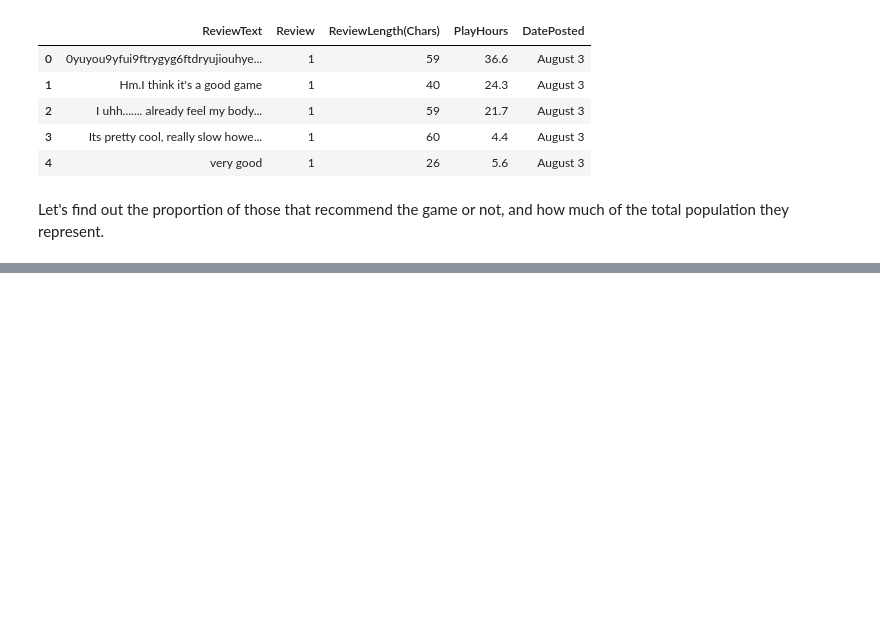
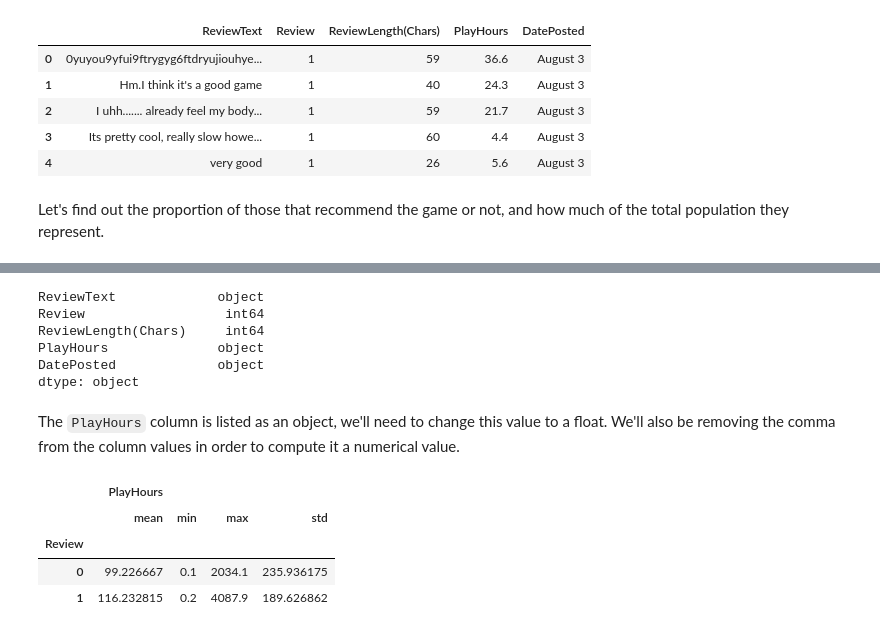
Before and after one commit to KatyaZeross/A-Satisfactory-Project, a Jupyter notebook: data-preprocessing.ipynb, the cells around one changed output, grey strips where cells are left out. Saved outputs shown, nothing was run; the diff lists cells and outputs as text; code cells hidden in the pictures; blank space fills up the shorter version.

```diff
--- a/data-preprocessing.ipynb
+++ b/data-preprocessing.ipynb
@@ -146,0 +147,12 @@ df_norecom['PlayHours'].max()
+# %%
+# lets double check the dtypes to make sure that the relevant columns are numerical
+df.dtypes
+# %% [output]
+ReviewText             object
+Review                  int64
+ReviewLength(Chars)     int64
+PlayHours              object
+DatePosted             object
+dtype: object
+# %% [markdown]
+The `PlayHours` column is listed as an object, we'll need to change this value to a float. We'll also be removing the comma from the column values in order to compute it a numerical value.
@@ -146,0 +165,9 @@ df_norecom['PlayHours'].max()
+# %%
+# grouping the recommended column, and pulling statistical information on the PlayHours such as the mean, min, max and std
+df.groupby(df.Review).agg({'PlayHours': ['mean', 'min', 'max', 'std']})
+# %% [output]
+|  | PlayHours |  |  |  |
+|  | mean | min | max | std |
+| Review |  |  |  |  |
+| 0 | 99.226667 | 0.1 | 2034.1 | 235.936175 |
+| 1 | 116.232815 | 0.2 | 4087.9 | 189.626862 |
```
Also changed, not shown: parts of 17 cells of this notebook, 1 other file.
